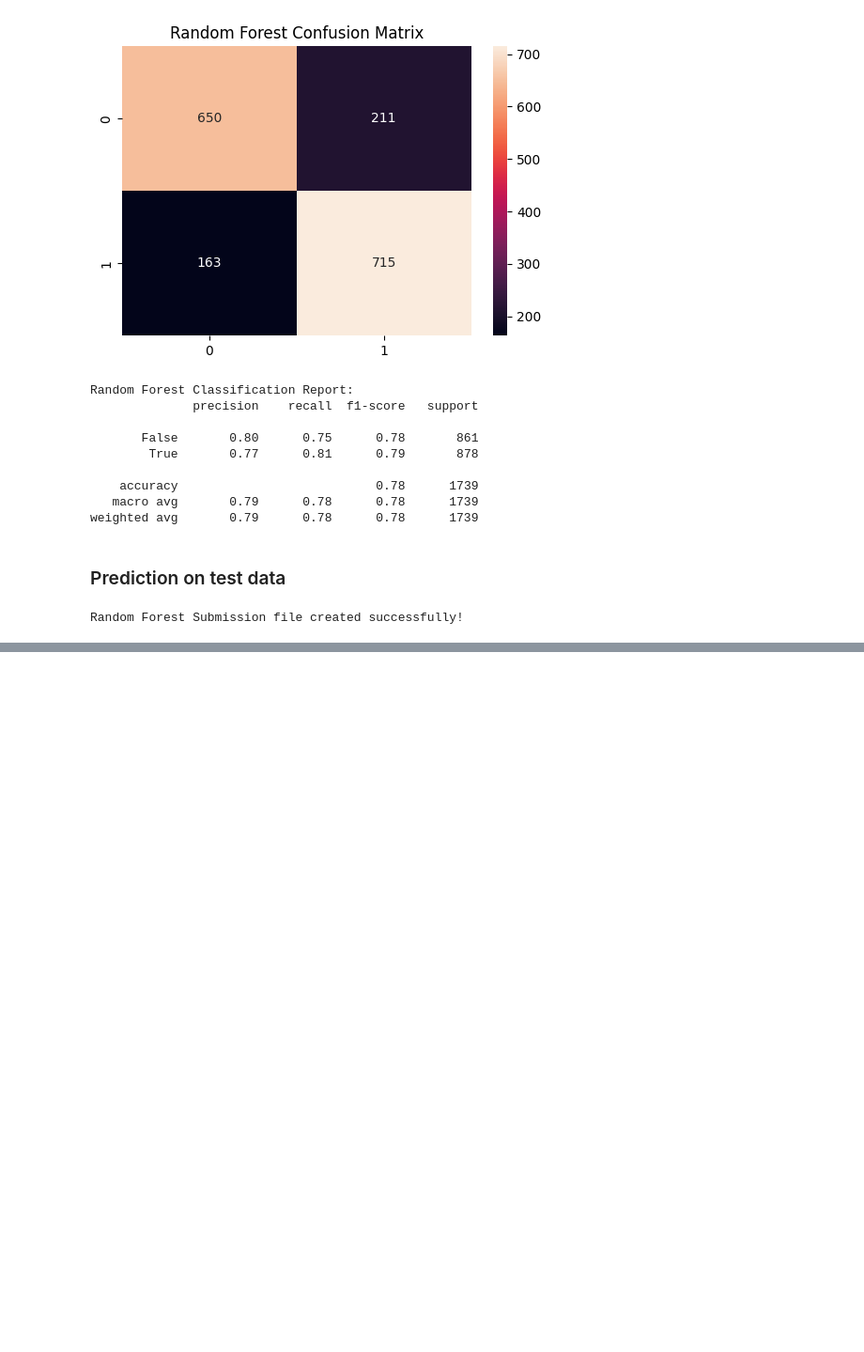
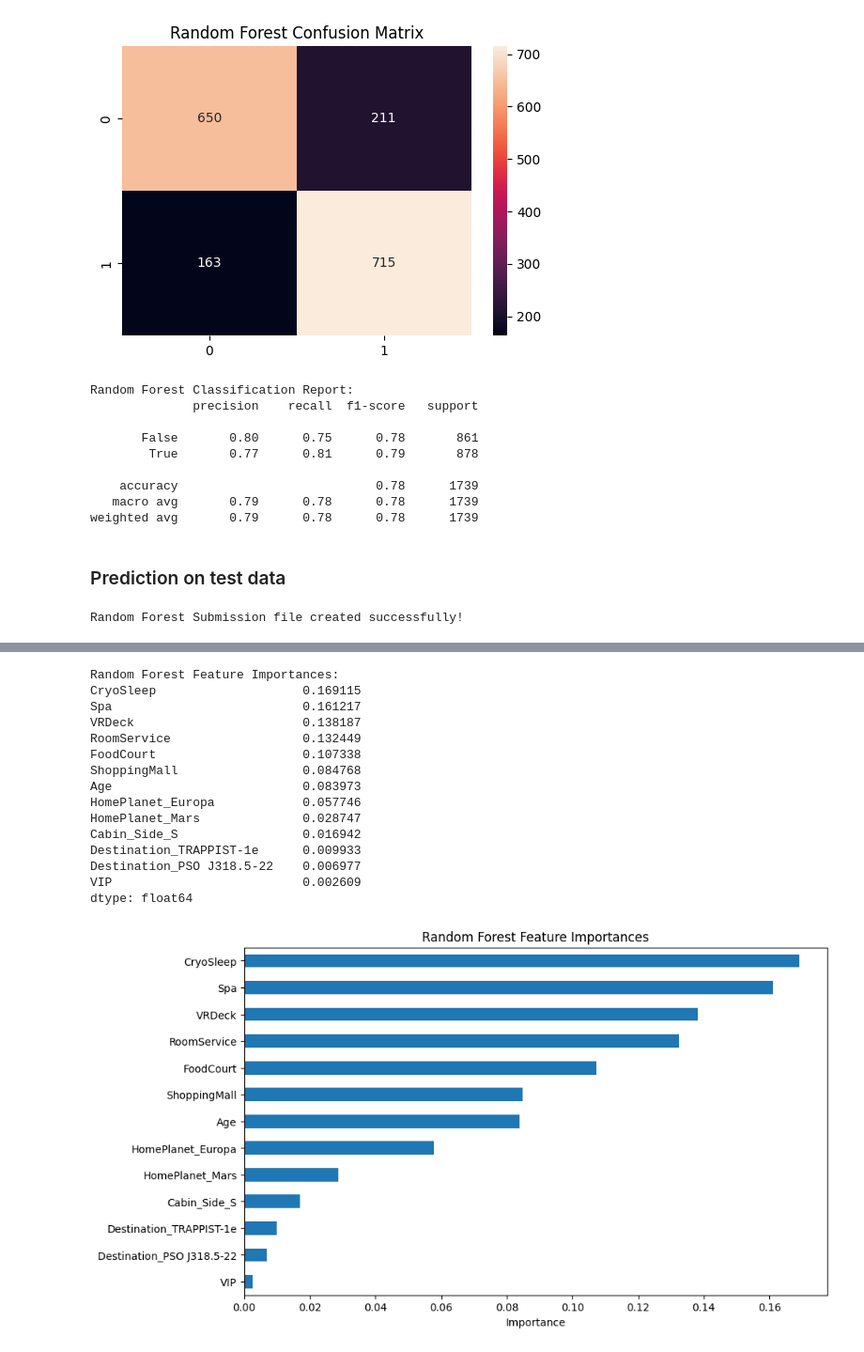
Before and after one commit to Data-Nova/spaceship_titanic_challenge, a Jupyter notebook: Spaceship_Titanic.ipynb, the cells around one changed output, grey strips where cells are left out. Shown at 94% size. Drawn from its saved outputs; the diff is of its cells as text; code cells hidden in the pictures; blank space fills up the shorter version.

```diff
--- a/Spaceship_Titanic.ipynb
+++ b/Spaceship_Titanic.ipynb
@@ -899,0 +931,32 @@ Random Forest Submission file created successfully!
+# %%
+# Get and visualize feature importances
+feature_importances_rf = final_rf_model.feature_importances_
+feature_importances_series_rf = pd.Series(feature_importances_rf, index=X_train.columns)
+sorted_feature_importances_rf = feature_importances_series_rf.sort_values(ascending=False)
+
+print("\nRandom Forest Feature Importances:")
+print(sorted_feature_importances_rf)
+
+plt.figure(figsize=(10, 6))
+sorted_feature_importances_rf.plot(kind='barh')
+plt.title('Random Forest Feature Importances')
+plt.xlabel('Importance')
+plt.gca().invert_yaxis()
+plt.show()
+# %% [output]
+Random Forest Feature Importances:
+CryoSleep                    0.169115
+Spa                          0.161217
+VRDeck                       0.138187
+RoomService                  0.132449
+FoodCourt                    0.107338
+ShoppingMall                 0.084768
+Age                          0.083973
+HomePlanet_Europa            0.057746
+HomePlanet_Mars              0.028747
+Cabin_Side_S                 0.016942
+Destination_TRAPPIST-1e      0.009933
+Destination_PSO J318.5-22    0.006977
+VIP                          0.002609
+dtype: float64
+[figure, added]
```
Also changed, not shown: parts of 3 cells of this notebook.
